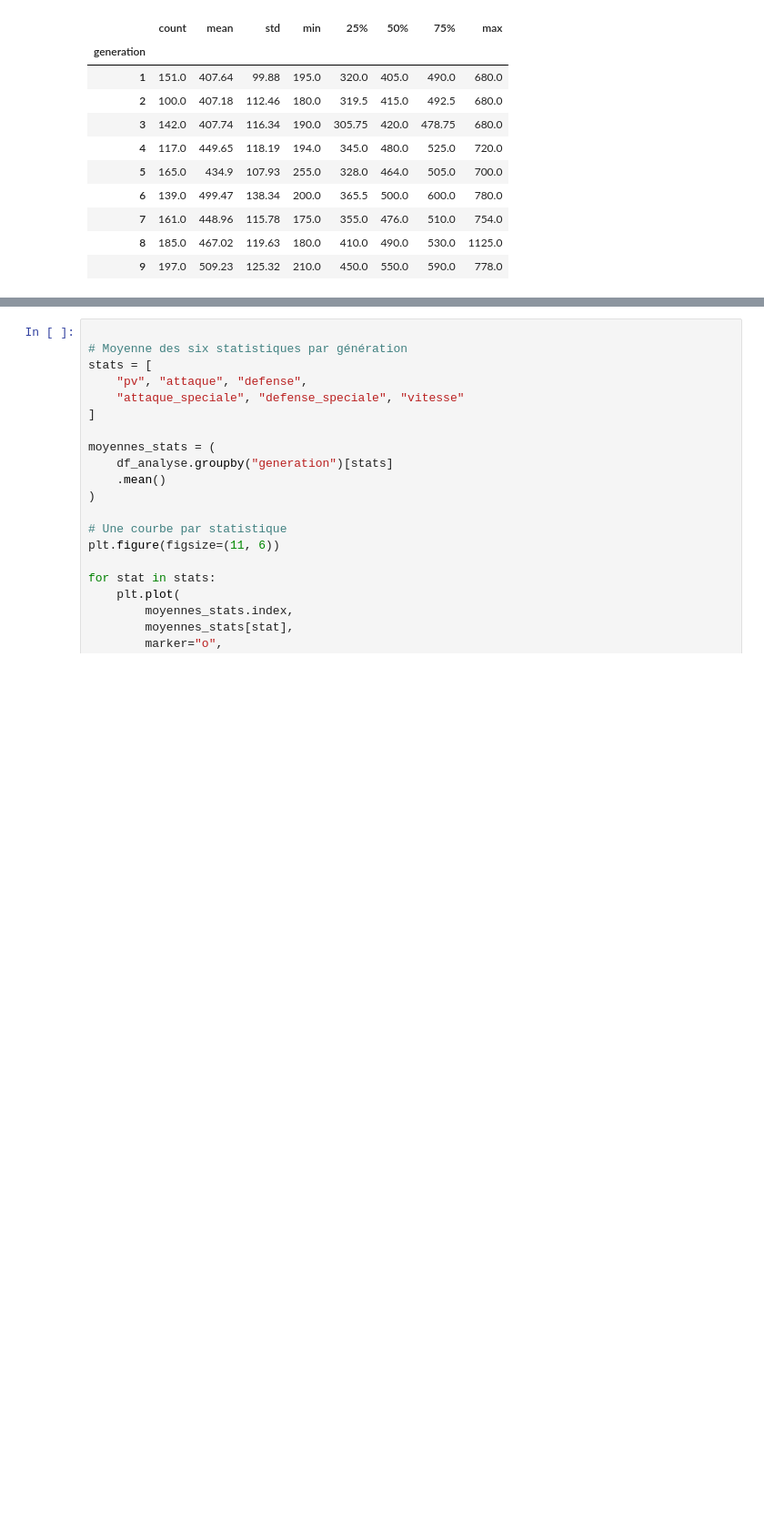
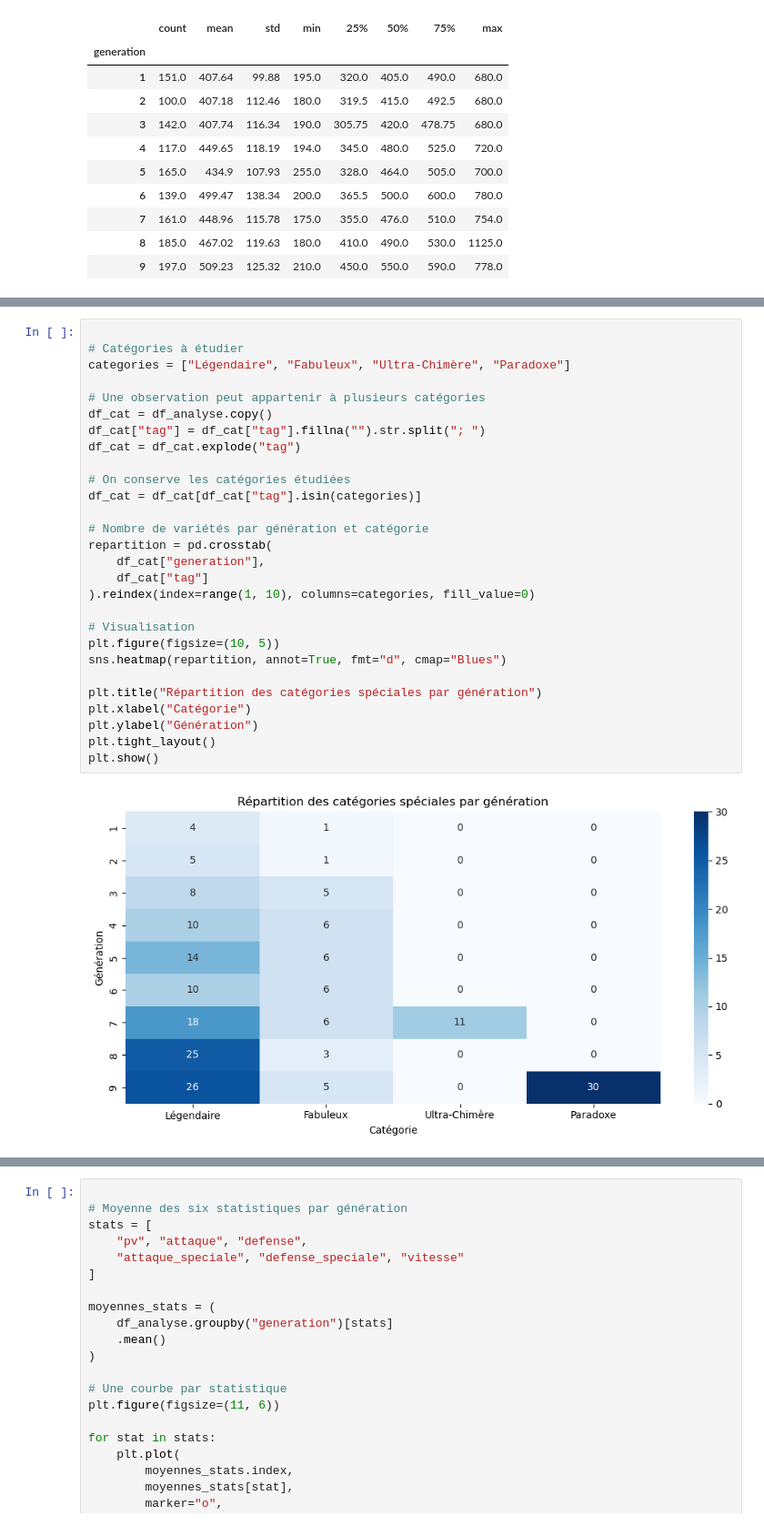
Before and after one commit to Turbo91994/Projet-python-data-science, a Jupyter notebook: notebook/constitution_base.ipynb, the cells around one changed output, grey strips where cells are left out. Shown at 91% size. Cells and saved outputs as stored; diff of their text form; blank space fills up the shorter version.

Commit message:
dernières visualisations

```diff
--- a/notebook/constitution_base.ipynb
+++ b/notebook/constitution_base.ipynb
@@ -585,0 +623,30 @@ display(
+# %%
+
+# Catégories à étudier
+categories = ["Légendaire", "Fabuleux", "Ultra-Chimère", "Paradoxe"]
+
+# Une observation peut appartenir à plusieurs catégories
+df_cat = df_analyse.copy()
+df_cat["tag"] = df_cat["tag"].fillna("").str.split("; ")
+df_cat = df_cat.explode("tag")
+
+# On conserve les catégories étudiées
+df_cat = df_cat[df_cat["tag"].isin(categories)]
+
+# Nombre de variétés par génération et catégorie
+repartition = pd.crosstab(
+    df_cat["generation"],
+    df_cat["tag"]
+).reindex(index=range(1, 10), columns=categories, fill_value=0)
+
+# Visualisation
+plt.figure(figsize=(10, 5))
+sns.heatmap(repartition, annot=True, fmt="d", cmap="Blues")
+
+plt.title("Répartition des catégories spéciales par génération")
+plt.xlabel("Catégorie")
+plt.ylabel("Génération")
+plt.tight_layout()
+plt.show()
+# %% [output]
+[figure, added]
```
Also changed, not shown: parts of 16 cells of this notebook.
